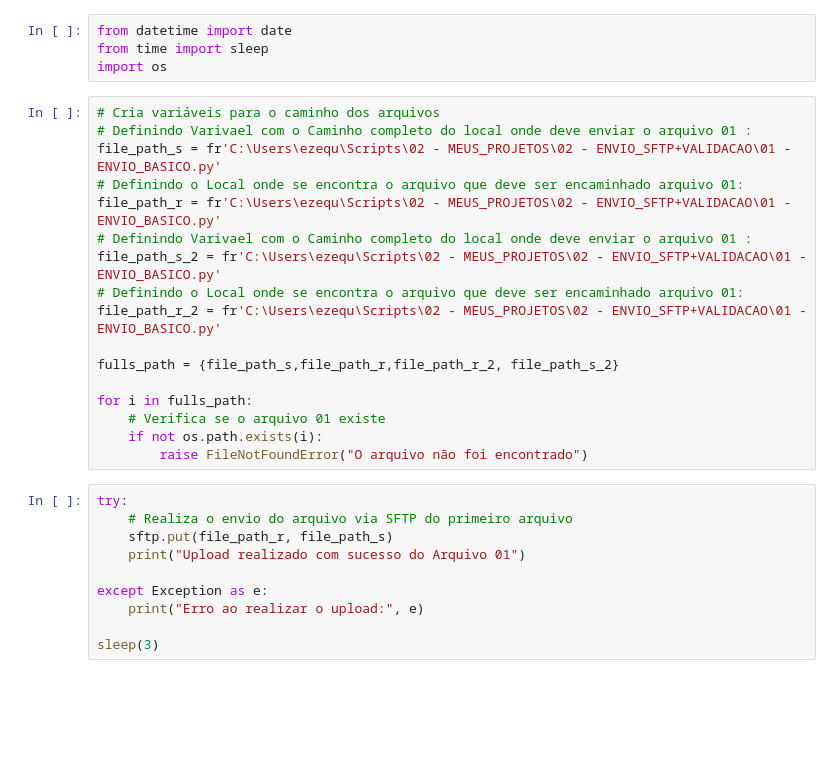
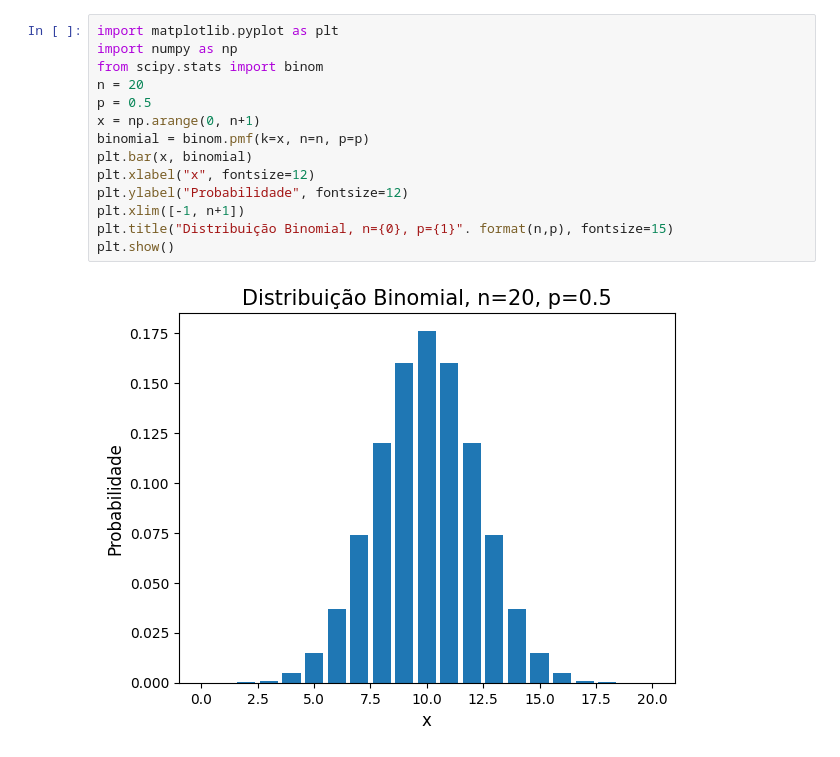
Before and after one commit to Ezequiel-Cley/Scripts, a Jupyter notebook: 04 - TESTES/Testes.ipynb, the cells around one changed output. Cells and saved outputs as stored; diff of their text form; blank space fills up the shorter version.

```diff
--- a/04 - TESTES/Testes.ipynb
+++ b/04 - TESTES/Testes.ipynb
@@ -1,31 +1,16 @@
-# %%
-from datetime import date
-from time import sleep
-import os
-# %%
-# Cria variáveis para o caminho dos arquivos
-# Definindo Varivael com o Caminho completo do local onde deve enviar o arquivo 01 :
-file_path_s = fr'C:\Users\ezequ\Scripts\02 - MEUS_PROJETOS\02 - ENVIO_SFTP+VALIDACAO\01 - ENVIO_BASICO.py'
-# Definindo o Local onde se encontra o arquivo que deve ser encaminhado arquivo 01:
-file_path_r = fr'C:\Users\ezequ\Scripts\02 - MEUS_PROJETOS\02 - ENVIO_SFTP+VALIDACAO\01 - ENVIO_BASICO.py'
-# Definindo Varivael com o Caminho completo do local onde deve enviar o arquivo 01 :
-file_path_s_2 = fr'C:\Users\ezequ\Scripts\02 - MEUS_PROJETOS\02 - ENVIO_SFTP+VALIDACAO\01 - ENVIO_BASICO.py'
-# Definindo o Local onde se encontra o arquivo que deve ser encaminhado arquivo 01:
-file_path_r_2 = fr'C:\Users\ezequ\Scripts\02 - MEUS_PROJETOS\02 - ENVIO_SFTP+VALIDACAO\01 - ENVIO_BASICO.py'
-
-fulls_path = {file_path_s,file_path_r,file_path_r_2, file_path_s_2}
-
-for i in fulls_path:
-    # Verifica se o arquivo 01 existe
-    if not os.path.exists(i):
-        raise FileNotFoundError("O arquivo não foi encontrado")
-# %%
-try:
-    # Realiza o envio do arquivo via SFTP do primeiro arquivo
-    sftp.put(file_path_r, file_path_s)
-    print("Upload realizado com sucesso do Arquivo 01")
-
-except Exception as e:
-    print("Erro ao realizar o upload:", e)
-
-sleep(3)
+# %%
+import matplotlib.pyplot as plt
+import numpy as np
+from scipy.stats import binom
+n = 20
+p = 0.5
+x = np.arange(0, n+1)
+binomial = binom.pmf(k=x, n=n, p=p)
+plt.bar(x, binomial)
+plt.xlabel("x", fontsize=12)
+plt.ylabel("Probabilidade", fontsize=12)
+plt.xlim([-1, n+1])
+plt.title("Distribuição Binomial, n={0}, p={1}". format(n,p), fontsize=15)
+plt.show()
+# %% [output]
+[figure, added]
```
Also changed, not shown: parts of 2 cells of this notebook, 2 other files.
